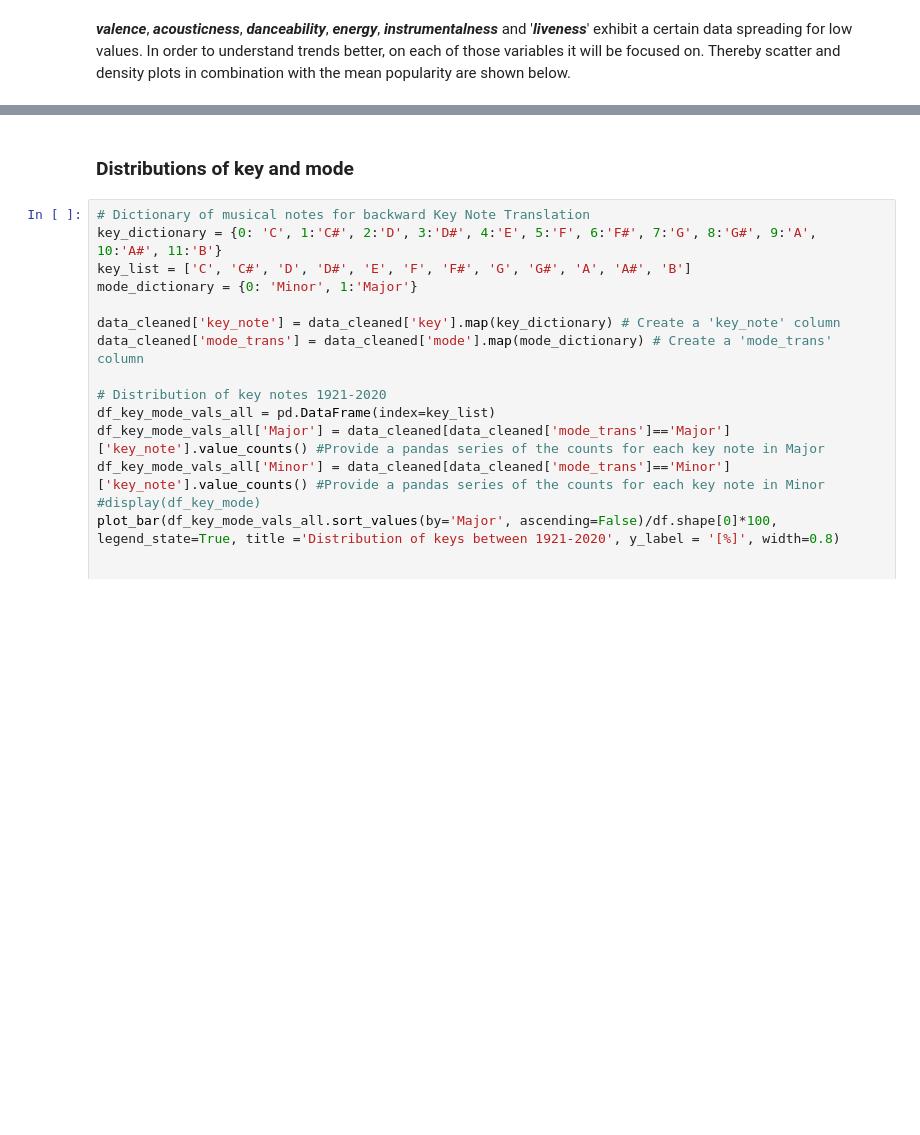
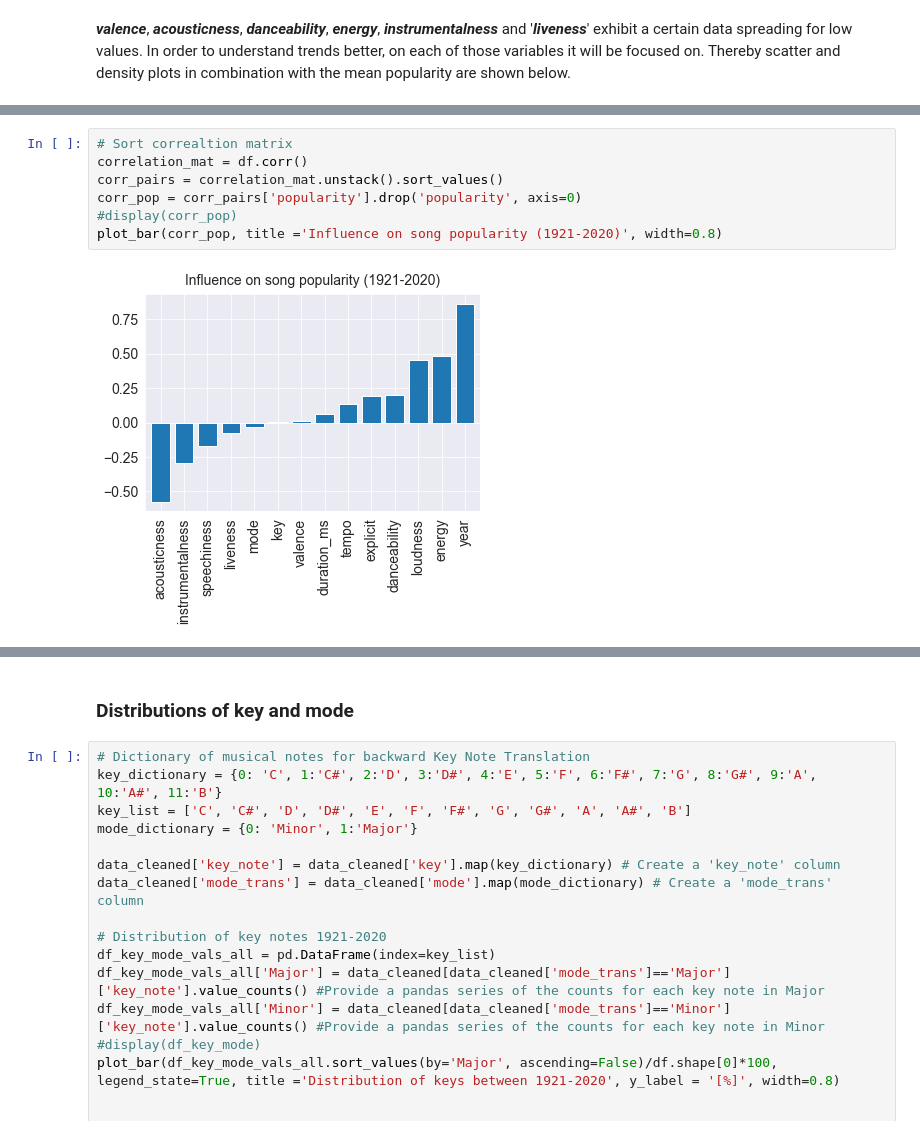
Before and after one commit to ddhartma/Spotify-dataset-analysis-160kTracks-1921-2020, a Jupyter notebook: Spotify_160k_1921_2020_analysis.ipynb, the cells around one changed output, grey strips where cells are left out. Drawn from its saved outputs; the diff is of its cells as text; blank space fills up the shorter version.

```diff
--- a/Spotify_160k_1921_2020_analysis.ipynb
+++ b/Spotify_160k_1921_2020_analysis.ipynb
@@ -885,0 +671,9 @@ Does popularity depend on the categorical values of key and/or mode?
+# %%
+# Sort correaltion matrix
+correlation_mat = df.corr()
+corr_pairs = correlation_mat.unstack().sort_values()
+corr_pop = corr_pairs['popularity'].drop('popularity', axis=0)
+#display(corr_pop)
+plot_bar(corr_pop, title ='Influence on song popularity (1921-2020)', width=0.8)
+# %% [output]
+[figure, added]
```
Also changed, not shown: parts of 161 cells of this notebook.
